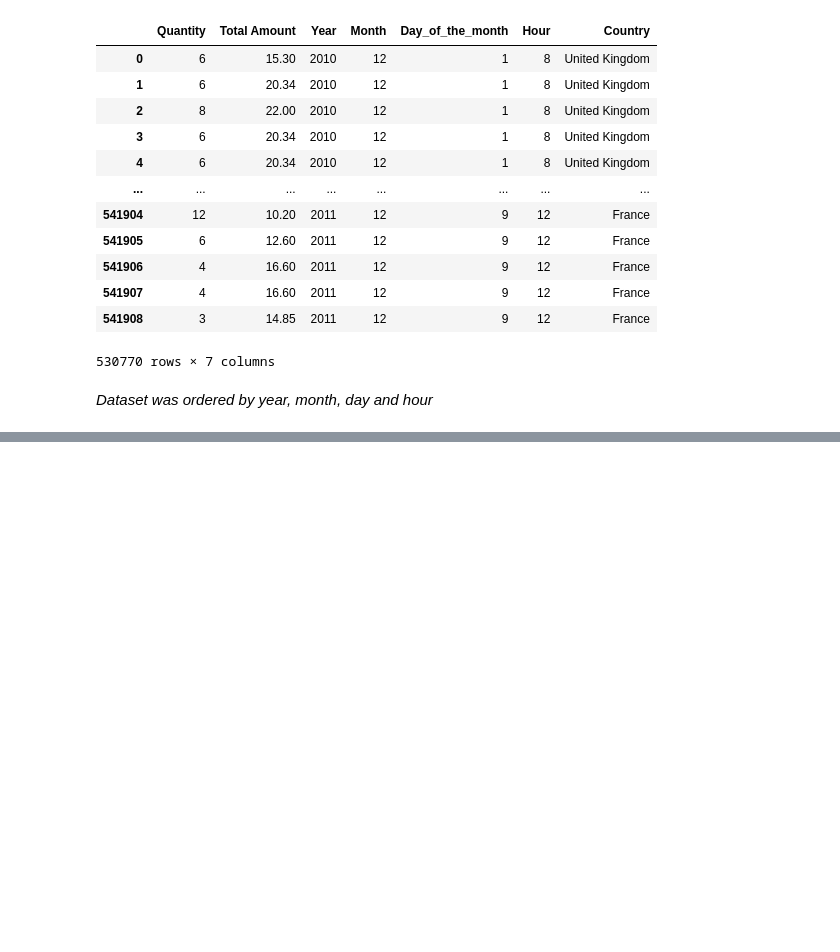
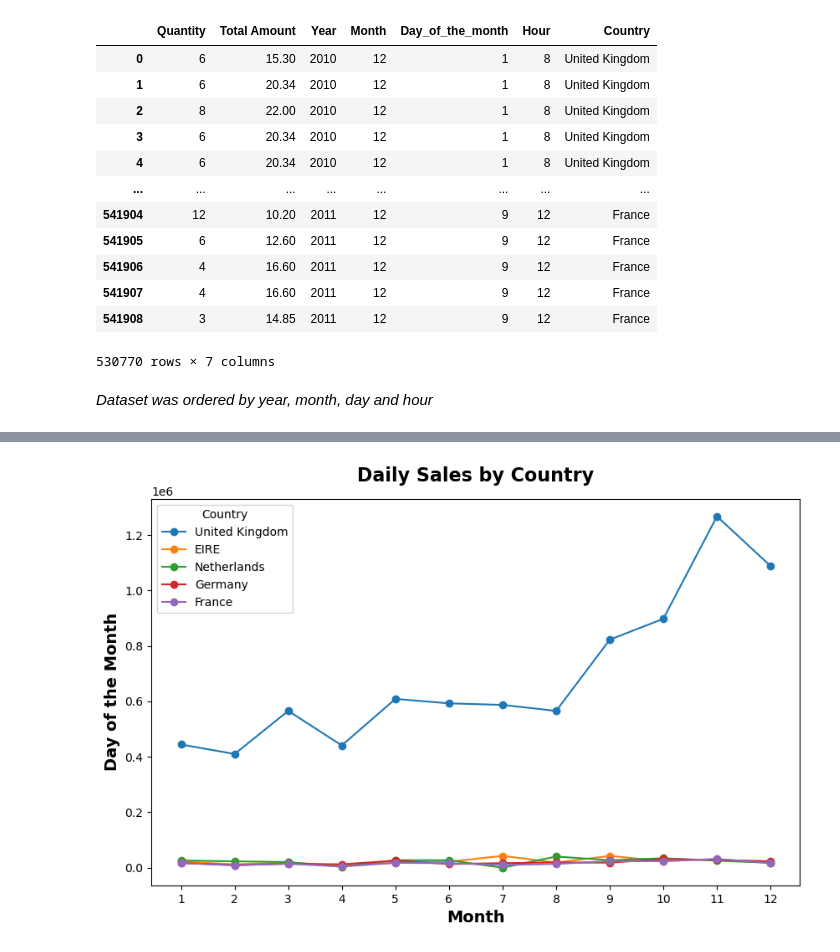
Before and after one commit to danielcamacho9712/E-commerce_Data_cleaning-exploration, a Jupyter notebook: project_data_cleaning.ipynb, the cells around one changed output, grey strips where cells are left out. Cells and saved outputs as stored; diff of their text form; code cells hidden in the pictures; blank space fills up the shorter version.

Commit message:
Starting to plot

```diff
--- a/project_data_cleaning.ipynb
+++ b/project_data_cleaning.ipynb
@@ -233,0 +264,27 @@ order_data = prepared_data.sort_values(by=['Year', 'Month', 'Day_of_the_month',
+# %%
+countries_rank = order_data.groupby('Country')['Total Amount'].sum().sort_values(ascending=False)
+
+first_five_countries =  countries_rank[0:5].index
+
+grouped_data = order_data.groupby(['Month', 'Country'])['Total Amount'].sum().reset_index()
+
+filtered_countries_data = grouped_data[grouped_data['Country'].isin(first_five_countries)]
+
+figure, ax = plt.subplots(figsize=(10,6))
+
+months = ['January', 'February', 'March', 'April', 'June', 'July', 'August', 'September', 'October', 'November', 'December']
+
+for country in first_five_countries:
+    country_data = filtered_countries_data[filtered_countries_data['Country'] == country]
+    ax.plot(country_data['Month'], country_data['Total Amount'], label=country, marker='o')
+
+# Styling the plot
+ax.set_xlabel("Month", fontsize=14, fontweight="bold")
+ax.set_xticks(range(1,13))
+ax.set_ylabel("Day of the Month", fontsize=14, fontweight="bold")
+ax.set_title("Daily Sales by Country", fontsize=16, fontweight="bold", pad=15)
+ax.legend(title="Country")  # Add a legend
+
+plt.show()
+# %% [output]
+[figure, added]
```
Also changed, not shown: parts of 3 cells of this notebook.
